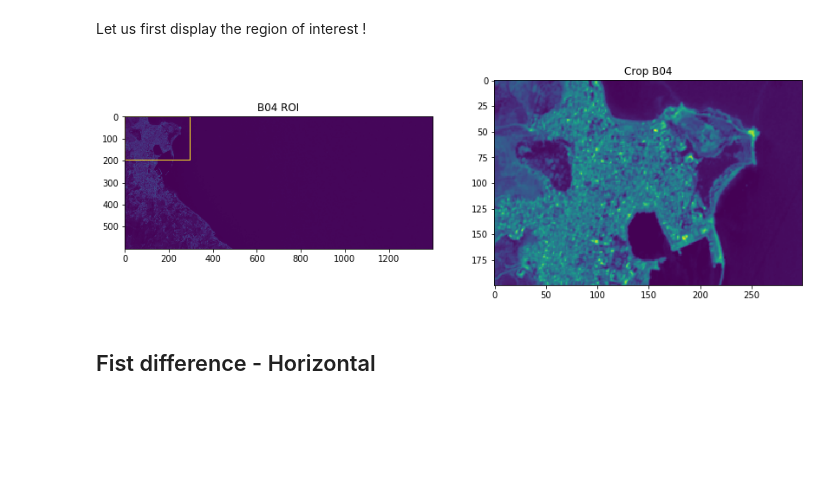
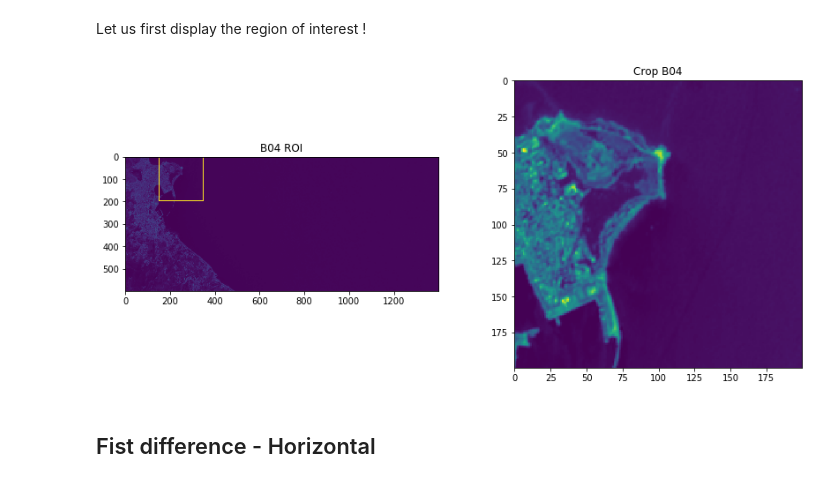
Before and after one commit to BasileR/plastic_detection_from_space, a Jupyter notebook: Image_Gaspard.ipynb, the cells around one changed output. Saved outputs shown, nothing was run; the diff lists cells and outputs as text; code cells hidden in the pictures; blank space fills up the shorter version.

```diff
--- a/Image_Gaspard.ipynb
+++ b/Image_Gaspard.ipynb
@@ -75,29 +77,29 @@ Let us first display the region of interest !
 # %%
 def mark_boundaries(img, ROI, linewidth):
     # crop the image
     crop = np.copy(img)[ROI[0][0]:ROI[1][0],ROI[0][1]:ROI[1][1]]
     # mark boudaries
     img_with_boudaries = np.copy(img)
     inside = np.copy(img_with_boudaries[ROI[0][0]+linewidth:ROI[1][0]-linewidth,ROI[0][1]+linewidth:ROI[1][1]-linewidth])
     img_with_boudaries[ROI[0][0]:ROI[1][0],ROI[0][1]:ROI[1][1]] = 2
     img_with_boudaries[ROI[0][0]+linewidth:ROI[1][0]-linewidth,ROI[0][1]+linewidth:ROI[1][1]-linewidth] = inside
     return img_with_boudaries, crop
 
 def show_2_images(img1, img2, ttl1, ttl2):
     plt.figure(figsize=(14,6))
     plt.subplot(121)
     plt.imshow(img1)
     plt.title(ttl1)
     plt.subplot(122)
     plt.imshow(img2)
     plt.title(ttl2)
     plt.show()
 
-ROI = [[0, 0],[200, 300]]
+ROI = [[0, 150],[200, 350]]
 img_with_boudaries, crop = mark_boundaries(img, ROI, 5)
 show_2_images(img_with_boudaries, crop, 'B04 ROI', 'Crop B04')
 # %% [output]
-[figure, old version]
+[figure, new version]
 # %% [markdown]
 ## Fist difference - Horizontal
 # %% [markdown]
```
Also changed, not shown: parts of 19 cells of this notebook.
